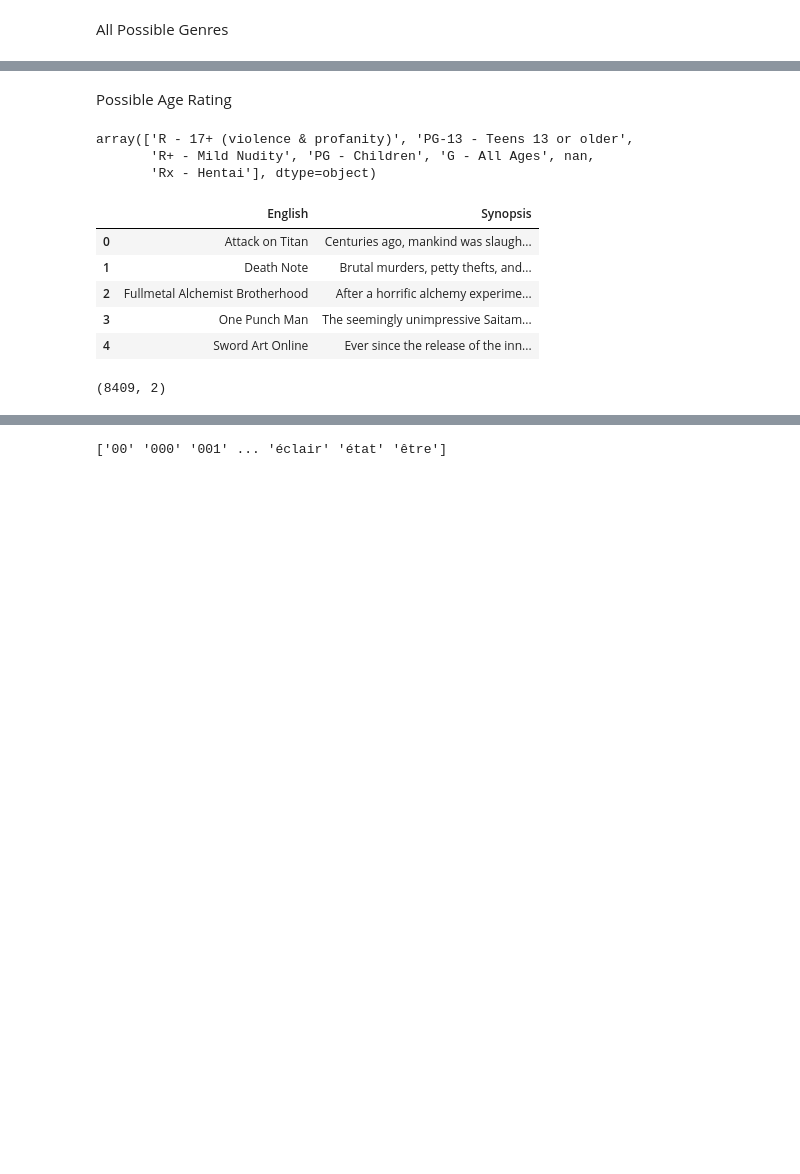
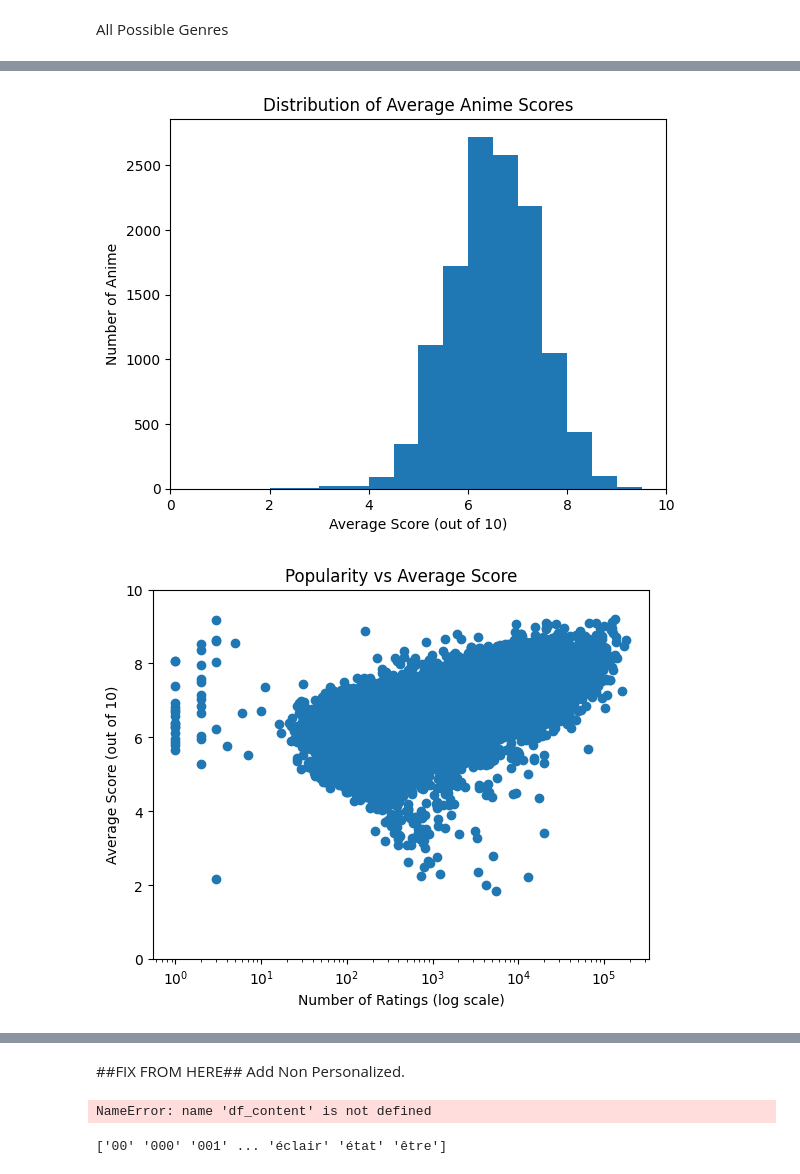
Before and after one commit to 68freeworld/Anime-Recommendation-Model, a Jupyter notebook: anime.ipynb, the cells around one changed output, grey strips where cells are left out. Cells and saved outputs as stored; diff of their text form; code cells hidden in the pictures; blank space fills up the shorter version.

Commit message:
Get User data

```diff
--- a/anime.ipynb
+++ b/anime.ipynb
@@ -12,4 +13,5 @@ pd.set_option('display.max_rows', 10)
 # %%
-anime_df = pd.read_csv('AnimeNEW.csv')
+anime_df = pd.read_csv('anime_meta.csv')
+rating_df = pd.read_csv('ratings.csv')
 # %% [markdown]
 Exploratory Data Analysis
@@ -120,19 +222,0 @@ array(['Gore', 'Military', 'Survival', 'Psychological', 'Parody',
-# %% [markdown]
-Possible Age Rating
-# %%
-possible_dem = anime_df['Rating'].str.split(',').explode().str.strip().unique()
-possible_dem
-# %% [output]
-array(['R - 17+ (violence & profanity)', 'PG-13 - Teens 13 or older',
-       'R+ - Mild Nudity', 'PG - Children', 'G - All Ages', nan,
-       'Rx - Hentai'], dtype=object)
-# %%
-df_content = anime_df[["English", "Synopsis"]]
-df_content.head()
-# %% [output]
-|  | English | Synopsis |
-| 0 | Attack on Titan | Centuries ago, mankind was slaugh... |
-| 1 | Death Note | Brutal murders, petty thefts, and... |
-| 2 | Fullmetal Alchemist Brotherhood | After a horrific alchemy experime... |
-| 3 | One Punch Man | The seemingly unimpressive Saitam... |
-| 4 | Sword Art Online | Ever since the release of the inn... |
@@ -141,4 +223,45 @@ df_content = df_content[(df_content['Synopsis'] != 'Unknown') & (df_content['Eng
-# %%
-df_content.shape
-# %% [output]
-(8409, 2)
+# %%
+
+# 1) Build stats (avg_score + num_ratings + anime_name)
+rating_counts = rating_df.groupby('anime_id')['user_id'] \
+                         .count() \
+                         .rename('num_ratings')
+stats = pd.DataFrame({
+    'avg_score': anime_df.set_index('anime_id')['Score'],
+    'num_ratings': rating_counts
+})
+stats['anime_name'] = anime_df.set_index('anime_id')['anime_name']
+
+# 2) Histogram of average scores (0–10)
+plt.figure()
+plt.hist(stats['avg_score'], bins=np.linspace(0, 10, 21), range=(0, 10))
+plt.title('Distribution of Average Anime Scores')
+plt.xlabel('Average Score (out of 10)')
+plt.ylabel('Number of Anime')
+plt.xlim(0, 10)
+plt.show()
+
+# 3) Scatter: popularity vs. average score
+plt.figure()
+plt.scatter(stats['num_ratings'], stats['avg_score'])
+plt.xscale('log')
+plt.title('Popularity vs Average Score')
+plt.xlabel('Number of Ratings (log scale)')
+plt.ylabel('Average Score (out of 10)')
+plt.ylim(0, 10)
+plt.show()
+
+# 4) Top 20 anime by average score (min 1000 ratings)
+top20 = stats[stats['num_ratings'] > 1000] \
+            .sort_values('avg_score', ascending=False) \
+            .head(20)
+plt.figure()
+plt.barh(top20['anime_name'][::-1], top20['avg_score'][::-1])
+plt.title('Top 20 Anime by Average Score (>=1000 Ratings)')
+plt.xlabel('Average Score (out of 10)')
+plt.xlim(0, 10)
+plt.tight_layout()
+plt.show()
+# %% [output]
+[figure, added]
+[figure, added]
@@ -145,9 +277,13 @@ df_content.shape
+# %% [markdown]
+##FIX FROM HERE## Add Non Personalized.
 # %%
 # Instantiate a TfidfVectorizer with parameters to remove stop words and filter out very common/rare terms
 vectorizer = TfidfVectorizer(min_df=2, max_df=0.7, stop_words='english')
 # %%
 # Fit the vectorizer on the 'plot' column and transform the text into TF-IDF vectors
-vectorized_data = vectorizer.fit_transform(df_content['Synopsis'])
+vectorized_data = vectorizer.fit_transform(df_content['synopsis'])
+# %% [output]
+NameError: name 'df_content' is not defined
 # %%
 # Explore the generated features (vocabulary terms)
 print(vectorizer.get_feature_names_out())
```
Also changed, not shown: parts of 23 cells of this notebook, 1 other file.
